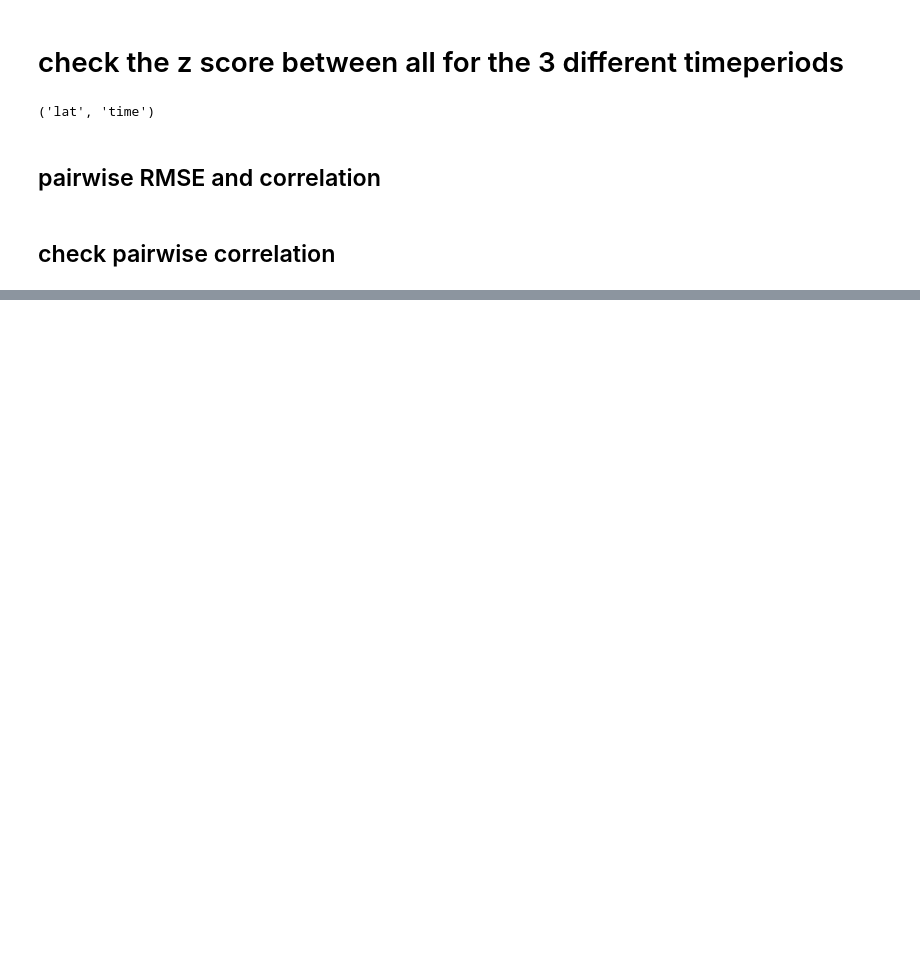
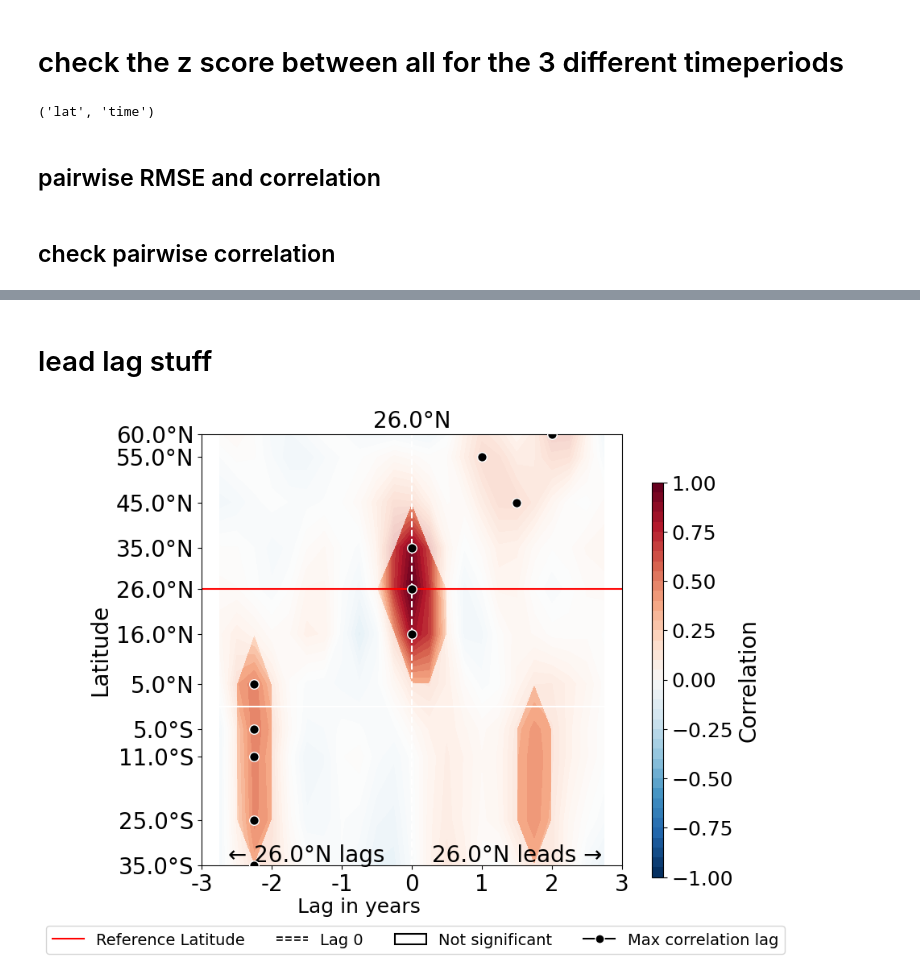
Before and after one commit to lea-dietz/masterthesis, a Jupyter notebook: coding/mht.ipynb, the cells around one changed output, grey strips where cells are left out. Saved outputs shown, nothing was run; the diff lists cells and outputs as text; code cells hidden in the pictures; blank space fills up the shorter version.

```diff
--- a/coding/mht.ipynb
+++ b/coding/mht.ipynb
@@ -954,0 +554,15 @@ lat idx:  [3 4 5]
+# %%
+plt.rcParams.update({
+    # axes
+    'axes.titlesize'  : 20,
+    'axes.labelsize'  : 20,
+    # ticks
+    'xtick.labelsize' : 18,
+    'ytick.labelsize' : 18,
+
+    # legend
+    'legend.fontsize' : 18,
+    'legend.title_fontsize': 18,
+    # colorbar
+    'figure.titlesize': 22,
+})
@@ -954,0 +727,25 @@ lat idx:  [3 4 5]
+# %% [markdown]
+# lead lag stuff
+# %%
+nlags = 12
+all_lags = np.arange(-(nlags-1), nlags)
+# all_lags = np.arange(0, nlags + 1)
+lag_units = time_unit
+
+_ = plot_all_leadlag(
+    data=mht_filtered,
+    lats=[26],
+    lat_labels=["26.0°N"],
+    all_lats=lats,
+    all_lat_labels=lat_labels,
+    nlags=nlags,
+    all_lags=all_lags,
+    ncols=1,
+    significance=True,
+    n_effs=n_effs_mht,
+    cmap=cmap_corr,
+    savefig=True,
+    savename="mht_leadlag_26N"
+)
+# %% [output]
+[figure, added]
```
Also changed, not shown: parts of 40 cells of this notebook, 32 other files.
